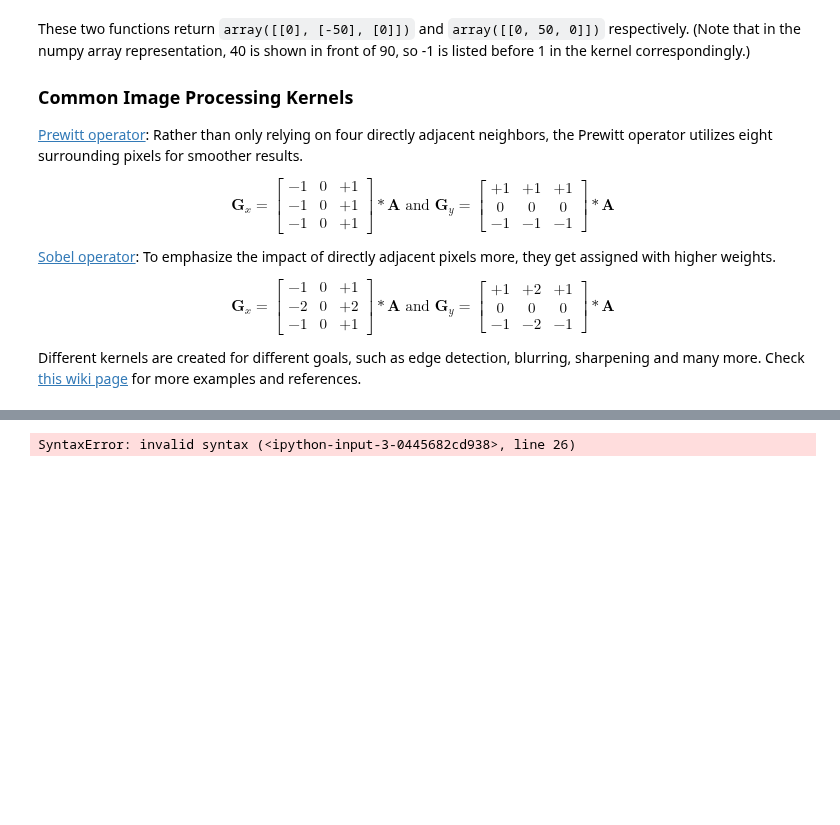
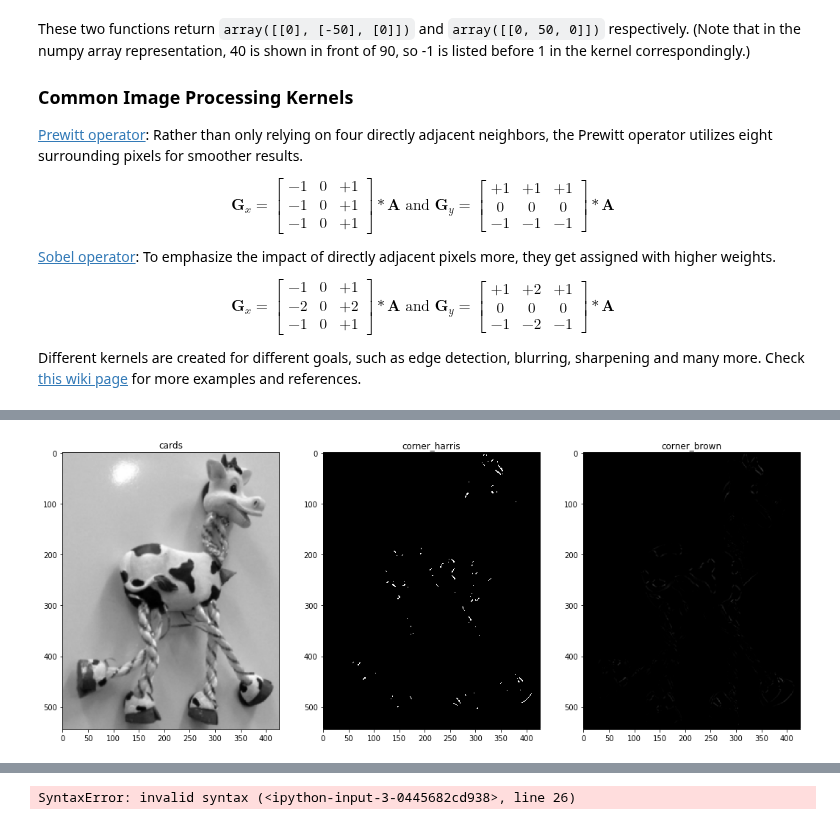
Before and after one commit to rashed091/NeuralNetwork, a Jupyter notebook: Lecture12 - Computer Vision Tasks.ipynb, the cells around one changed output, grey strips where cells are left out. Cells and saved outputs as stored; diff of their text form; code cells hidden in the pictures; blank space fills up the shorter version.

```diff
--- a/Lecture12 - Computer Vision Tasks.ipynb
+++ b/Lecture12 - Computer Vision Tasks.ipynb
@@ -177,3 +307,33 @@ You might notice that most area is in gray. Because the difference between two p
+# %%
+img = io.imread("images/ziraf.png", True)
+
+img = filters.gaussian(img, sigma=1)
+
+kx = [[-1, 0, 1]]
+ky = [[-1],[0],[1]]
+
+Ix = signal.convolve2d(img, kx, mode="same")
+Iy = signal.convolve2d(img, ky, mode="same")
+
+Ix = Ix ** 2
+Iy = Iy ** 2
+
+Ixy = Ix * Iy
+
+trace1 = 0.04 * (Ix + Iy)**2
+
+trace2 = Ix + Iy + 0.004
+
+det = (Ix * Iy) - (Ixy**2)
+
+I1 = det - trace1
+I2 = det / trace2
+
+I1 =np.where(I1  < 0.001, 0, 1)
+
+show_images(images=[img, I1, I2], titles=["cards", "corner_harris", "corner_brown"])
+# %% [output]
+[figure, added]
 # %% [markdown]
 ## Histogram of Oriented Gradients (HOG)
 
```
Also changed, not shown: parts of 7 cells of this notebook, 24 other files.
